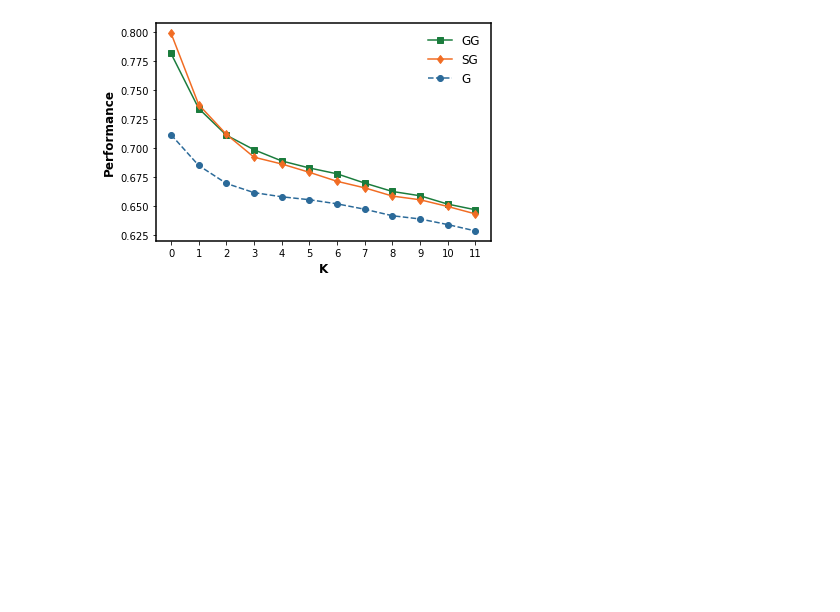
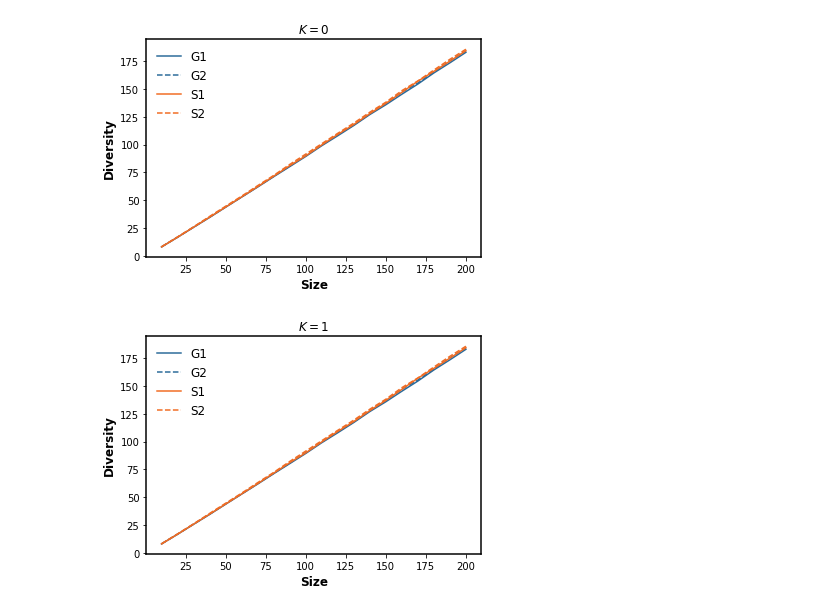
Before and after one commit to baldFemale/OpenInnovationFramework, a Jupyter notebook: Mechanism/LessIsEnough/Evaluator.ipynb, the cells around one changed output. Cells and saved outputs as stored; diff of their text form; code cells hidden in the pictures; blank space fills up the shorter version.

```diff
--- a/Mechanism/LessIsEnough/Evaluator.ipynb
+++ b/Mechanism/LessIsEnough/Evaluator.ipynb
@@ -130,19 +279,21 @@ print(g_fitness)
 # %%
-# S Fitness
-x = range(len(gs_fitness))
+# GST Variance
+x = range(len(gg_variance))
 fig, ax = plt.subplots()
 ax.spines["left"].set_linewidth(1.5)
 ax.spines["right"].set_linewidth(1.5)
 ax.spines["top"].set_linewidth(1.5)
 ax.spines["bottom"].set_linewidth(1.5)
-plt.plot(x, ss_fitness, "s-", label="SS", color=nature_green)
-plt.plot(x, gs_fitness, "d-", label="GS", color=nature_orange)
-plt.plot(x, s_fitness, "o--", label="S", color=nature_blue)
+plt.plot(x, gg_variance, "-", label="GG", color=nature_orange)
+plt.plot(x, sg_variance, "-", label="SG", color=nature_green)
+# plt.plot(x, g_variance, "k-", label="G", color=nature_blue)
+# plt.plot(x, t_variance, "k-", label="T", color=nature_orange)
+
 plt.xlabel('K', fontweight='bold', fontsize=12)
-plt.ylabel('Performance', fontweight='bold', fontsize=12)
+plt.ylabel('Variance', fontweight='bold', fontsize=12)
 plt.xticks(x)
 plt.legend(frameon=False, ncol=1, fontsize=12)
-plt.savefig(data_folder + r"\S_performance_colored.png", transparent=True, dpi=300)
+plt.savefig(data_folder + r"\G_variance.png", transparent=True, dpi=300)
 plt.show()
 # plt.clf()
 # %% [output]
@@ -151,20 +301,48 @@ ValueError: x and y must have same first dimension, but have shapes (9,) and (12
 # %%
-# G Fitness
-x = range(len(gs_fitness))
-fig, ax = plt.subplots()
-ax.spines["left"].set_linewidth(1.5)
-ax.spines["right"].set_linewidth(1.5)
-ax.spines["top"].set_linewidth(1.5)
-ax.spines["bottom"].set_linewidth(1.5)
-plt.plot(x, gg_fitness, "s-", label="GG", color=nature_green)
-plt.plot(x, sg_fitness, "d-", label="SG", color=nature_orange)
-plt.plot(x, g_fitness, "o--", label="G", color=nature_blue)
-plt.xlabel('K', fontweight='bold', fontsize=12)
-plt.ylabel('Performance', fontweight='bold', fontsize=12)
-plt.xticks(x)
-plt.legend(frameon=False, ncol=1, fontsize=12)
-plt.savefig(data_folder + r"\G_performance_colored.png", transparent=True, dpi=300)
-plt.show()
-# plt.clf()
+# GS Best Fitness Given the Same K and Varying Agent Numbers
+for index in range(9):
+    g1_diversity_across_size, g2_diversity_across_size = [], []
+    for g1_diversity, g2_diversity in zip(gg_diversity_across_K_size, sg_diversity_across_K_size):
+        g1_diversity_across_size.append(g1_diversity[index])
+        g2_diversity_across_size.append(g2_diversity[index])
+
+    s1_diversity_across_size, s2_diversity_across_size = [], []
+    for s1_diversity, s2_diversity in zip(ss_diversity_across_K_size, gs_diversity_across_K_size):
+        s1_diversity_across_size.append(s1_diversity[index])
+        s2_diversity_across_size.append(s2_diversity[index])
+
+    # g_baseline_across_size, s_baseline_across_size = [], []
+    # for g_fitness, s_fitness in zip(g_best_fitness_across_K_size, s_best_fitness_across_K_size):
+    #     g_baseline_across_size.append(g_fitness[index])
+    #     s_baseline_across_size.append(s_fitness[index])
+
+    g1_diversity_across_size = [a * b for a, b in zip(agent_num_list, g1_fitness_across_size)]
+    g2_diversity_across_size = [a * b for a, b in zip(agent_num_list, g2_fitness_across_size)]
+    s1_diversity_across_size = [a * b for a, b in zip(agent_num_list, s1_fitness_across_size)]
+    s2_diversity_across_size = [a * b for a, b in zip(agent_num_list, s2_fitness_across_size)]
+
+    x = agent_num_list
+    fig, ax = plt.subplots()
+    ax.spines["left"].set_linewidth(1.5)
+    ax.spines["right"].set_linewidth(1.5)
+    ax.spines["top"].set_linewidth(1.5)
+    ax.spines["bottom"].set_linewidth(1.5)
+    plt.plot(x, g1_diversity_across_size, "-", label="G1", color=nature_blue)
+    plt.plot(x, g2_diversity_across_size, "--", label="G2", color=nature_blue)
+    # plt.plot(x, g_baseline_across_size, ":", label="G", color=nature_blue)
+
+
+    plt.plot(x, s1_diversity_across_size, "-", label="S1", color=nature_orange)
+    plt.plot(x, s2_diversity_across_size, "--", label="S2", color=nature_orange)
+    # plt.plot(x, s_baseline_across_size, ":", label="S", color=nature_orange)
+
+    plt.xlabel('Size', fontweight='bold', fontsize=12)
+    plt.ylabel('Diversity', fontweight='bold', fontsize=12)
+    # plt.xticks(x)
+    plt.title("$K={0}$".format(index))
+    plt.legend(frameon=False, ncol=1, fontsize=12)
+    plt.savefig(data_folder + r"\GS_diversity_K_{0}.png".format(index), transparent=True, dpi=300)
+    plt.show()
 # %% [output]
-[figure, old version]
+[figure, new version]
+[figure, added]
```
Also changed, not shown: parts of 13 cells of this notebook, 1 other file.
